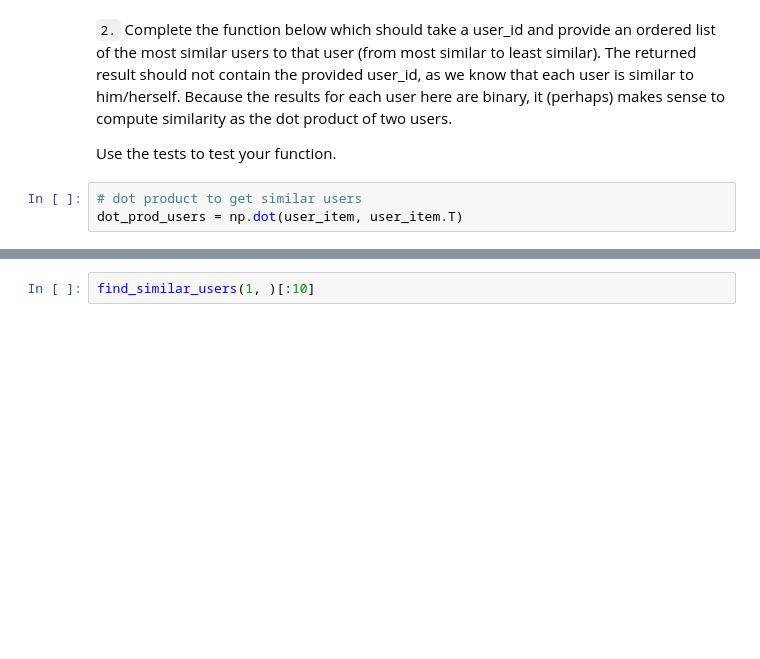
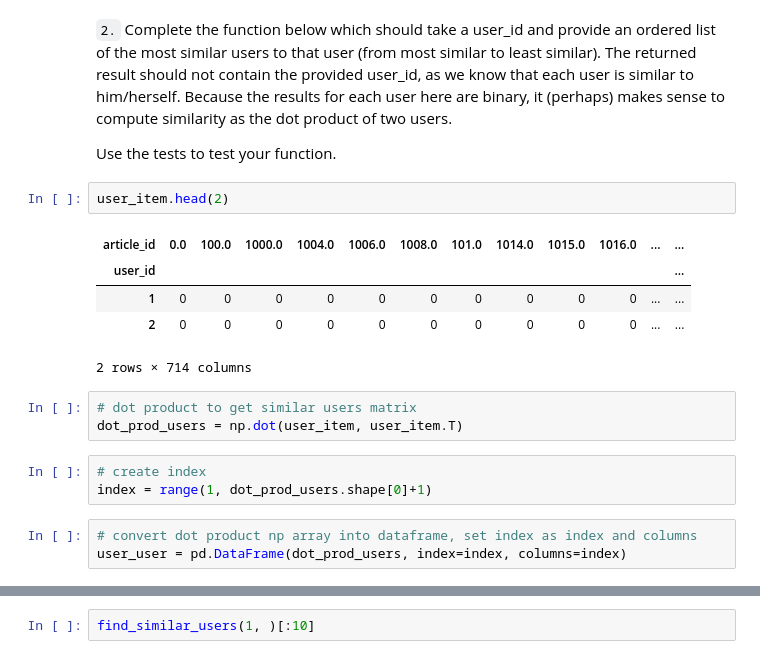
Before and after one commit to mh2065/recommender-system, a Jupyter notebook: Recommendations_with_IBM.ipynb, the cells around one changed output, grey strips where cells are left out. Cells and saved outputs as stored; diff of their text form; blank space fills up the shorter version.

```diff
--- a/Recommendations_with_IBM.ipynb
+++ b/Recommendations_with_IBM.ipynb
@@ -380,6 +381,20 @@ You have passed our quick tests!  Please proceed!
 `2.` Complete the function below which should take a user_id and provide an ordered list of the most similar users to that user (from most similar to least similar).  The returned result should not contain the provided user_id, as we know that each user is similar to him/herself. Because the results for each user here are binary, it (perhaps) makes sense to compute similarity as the dot product of two users.
 
 Use the tests to test your function.
+# %%
+user_item.head(2)
+# %% [output]
+| article_id | 0.0 | 100.0 | 1000.0 | 1004.0 | 1006.0 | 1008.0 | 101.0 | 1014.0 | 1015.0 | 1016.0 | ... | ... |
+| user_id |  |  |  |  |  |  |  |  |  |  |  | ... |
+| 1 | 0 | 0 | 0 | 0 | 0 | 0 | 0 | 0 | 0 | 0 | ... | ... |
+| 2 | 0 | 0 | 0 | 0 | 0 | 0 | 0 | 0 | 0 | 0 | ... | ... |
+2 rows × 714 columns
 # %%
-# dot product to get similar users
+# dot product to get similar users matrix
 dot_prod_users = np.dot(user_item, user_item.T)
+# %%
+# create index
+index = range(1, dot_prod_users.shape[0]+1)
+# %%
+# convert dot product np array into dataframe, set index as index and columns
+user_user = pd.DataFrame(dot_prod_users, index=index, columns=index)
```
Also changed, not shown: parts of 31 cells of this notebook.
